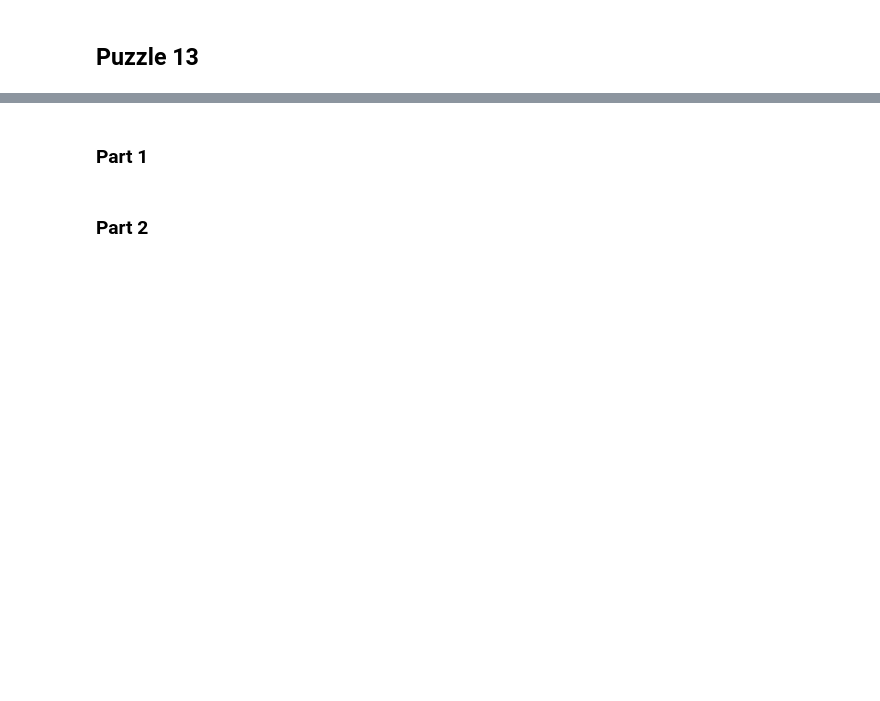
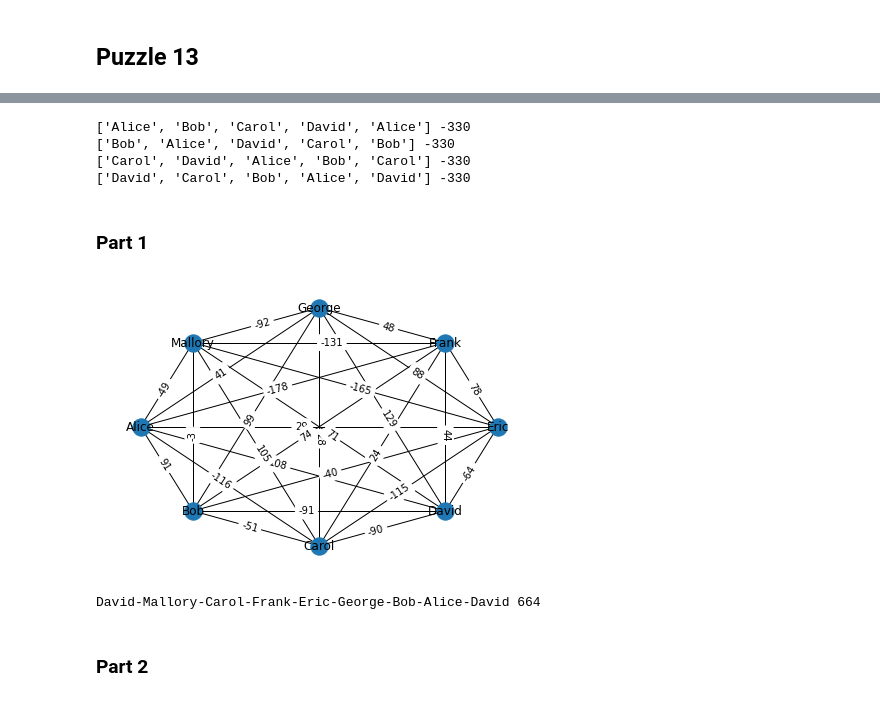
Before and after one commit to jat255/advent_of_code, a Jupyter notebook: 2015.ipynb, the cells around one changed output, grey strips where cells are left out. Saved outputs shown, nothing was run; the diff lists cells and outputs as text; code cells hidden in the pictures; blank space fills up the shorter version.

```diff
--- a/2015.ipynb
+++ b/2015.ipynb
@@ -975,4 +1182,60 @@ cqkaabcc
+# %%
+for n in G.nodes():
+  path = approx.greedy_tsp(G, weight="weight", source=n)
+  print(path, nx.path_weight(G, path, weight="weight"))
+# %% [output]
+['Alice', 'Bob', 'Carol', 'David', 'Alice'] -330
+['Bob', 'Alice', 'David', 'Carol', 'Bob'] -330
+['Carol', 'David', 'Alice', 'Bob', 'Carol'] -330
+['David', 'Carol', 'Bob', 'Alice', 'David'] -330
 # %% [markdown]
 ### Part 1
+# %%
+# using just Graph with absolute happiness change
+
+with open('13/input.txt') as f:
+    lines = [l.strip() for l in f.readlines()]
+
+edges = {}
+for l in lines:
+    ll = [x.strip('.') for x in l.split(' ')]
+    person_1, gain_lose, weight, person_2 = ll[0], ll[2], int(ll[3]), ll[10]
+    if gain_lose == 'lose':
+        weight *= -1
+    if person_1 not in edges:
+        edges[person_1] = {person_2: weight}
+    else:
+        edges[person_1][person_2] = weight
+
+new_edges = []
+for one, two in combinations(edges.keys(), 2):
+    # build graph, then we'll brute force cycles
+    new_edges.append((one, two, 1*(edges[one][two] + edges[two][one])))
+
+G = nx.Graph()
+G.add_weighted_edges_from(new_edges)
+
+edge_labels=dict([((u,v,),d['weight'])
+             for u,v,d in G.edges(data=True)])
+
+pos = nx.shell_layout(G)
+nx.draw(G, pos, with_labels=True)
+nx.draw_networkx_edge_labels(G, pos, edge_labels=edge_labels, label_pos=0.55, font_size=10);
+# %% [output]
+[figure, added]
+# %%
+# find cycles in the graph, then extract only complete cycles (i.e. the ones
+# that have every node included)
+cycles = sorted(list(nx.simple_cycles(G.to_directed())), key = lambda s: len(s))
+cycles = [c for c in cycles if len(c) == len(G.nodes())]
+
+lengths = {}
+for c in cycles:
+    c = c + [c[0]]   # complete the cycle
+    lengths['-'.join(c)] = nx.path_weight(G, c, weight="weight")
+
+print(max(lengths, key=lengths.get), lengths[max(lengths, key=lengths.get)])
+# %% [output]
+David-Mallory-Carol-Frank-Eric-George-Bob-Alice-David 664
 # %% [markdown]
 ### Part 2
```
Also changed, not shown: parts of 21 cells of this notebook, 4 other files.
